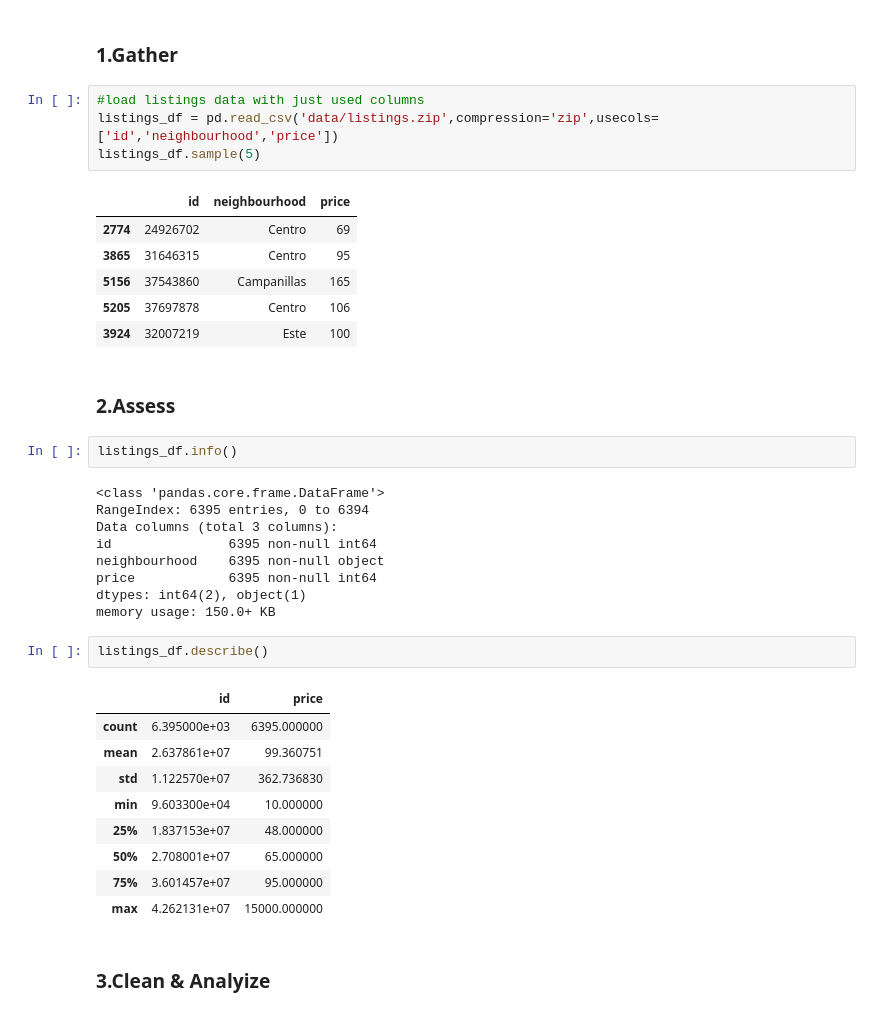
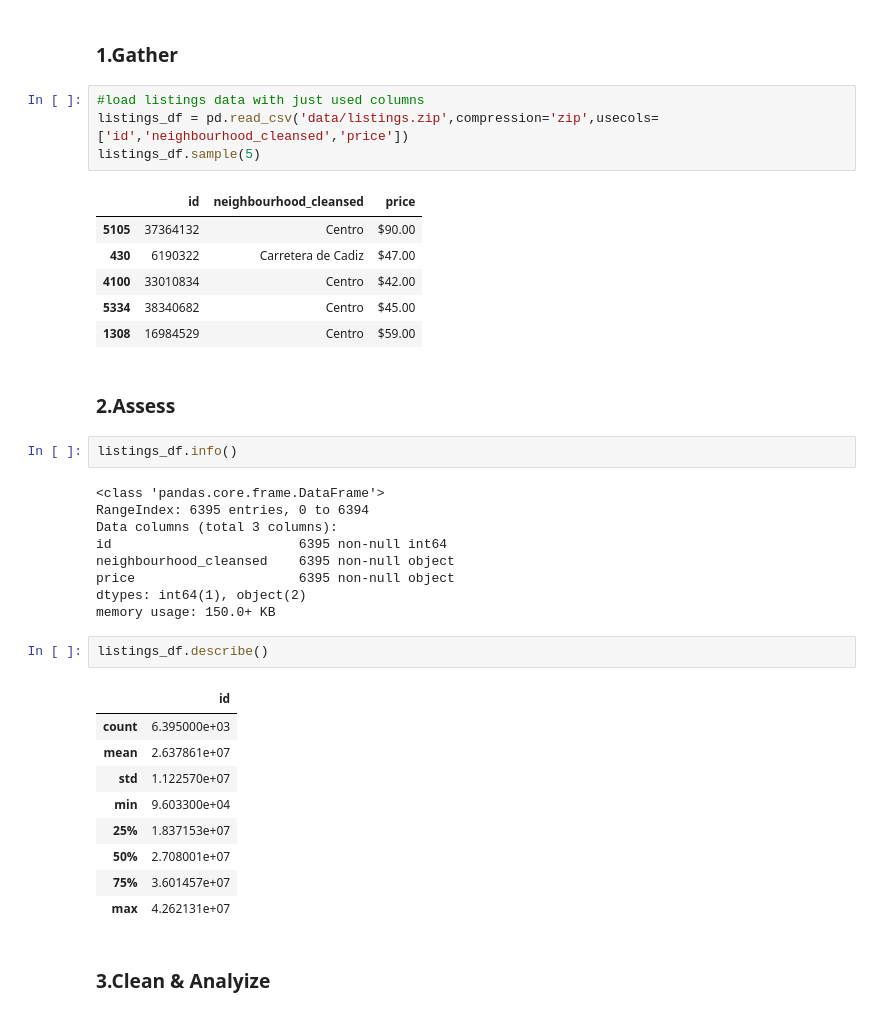
Before and after one commit to DevMahmoud10/Malaga-Airbnb-Data-Analysis, a Jupyter notebook: malaga_airbnb_data_analysis_notebook.ipynb, the cells around one changed output. Cells and saved outputs as stored; diff of their text form.

```diff
--- a/malaga_airbnb_data_analysis_notebook.ipynb
+++ b/malaga_airbnb_data_analysis_notebook.ipynb
@@ -339,15 +344,15 @@ Inactive and cheap months : [3]
 ### 1.Gather
 # %%
 #load listings data with just used columns
-listings_df = pd.read_csv('data/listings.zip',compression='zip',usecols=['id','neighbourhood','price'])
+listings_df = pd.read_csv('data/listings.zip',compression='zip',usecols=['id','neighbourhood_cleansed','price'])
 listings_df.sample(5)
 # %% [output]
-|  | id | neighbourhood | price |
-| 2774 | 24926702 | Centro | 69 |
-| 3865 | 31646315 | Centro | 95 |
-| 5156 | 37543860 | Campanillas | 165 |
-| 5205 | 37697878 | Centro | 106 |
-| 3924 | 32007219 | Este | 100 |
+|  | id | neighbourhood_cleansed | price |
+| 5105 | 37364132 | Centro | $90.00 |
+| 430 | 6190322 | Carretera de Cadiz | $47.00 |
+| 4100 | 33010834 | Centro | $42.00 |
+| 5334 | 38340682 | Centro | $45.00 |
+| 1308 | 16984529 | Centro | $59.00 |
 # %% [markdown]
 ### 2.Assess
 # %%
@@ -356,23 +361,23 @@ listings_df.info()
 <class 'pandas.core.frame.DataFrame'>
 RangeIndex: 6395 entries, 0 to 6394
 Data columns (total 3 columns):
-id               6395 non-null int64
-neighbourhood    6395 non-null object
-price            6395 non-null int64
-dtypes: int64(2), object(1)
+id                        6395 non-null int64
+neighbourhood_cleansed    6395 non-null object
+price                     6395 non-null object
+dtypes: int64(1), object(2)
 memory usage: 150.0+ KB
 # %%
 listings_df.describe()
 # %% [output]
-|  | id | price |
-| count | 6.395000e+03 | 6395.000000 |
-| mean | 2.637861e+07 | 99.360751 |
-| std | 1.122570e+07 | 362.736830 |
-| min | 9.603300e+04 | 10.000000 |
-| 25% | 1.837153e+07 | 48.000000 |
-| 50% | 2.708001e+07 | 65.000000 |
-| 75% | 3.601457e+07 | 95.000000 |
-| max | 4.262131e+07 | 15000.000000 |
+|  | id |
+| count | 6.395000e+03 |
+| mean | 2.637861e+07 |
+| std | 1.122570e+07 |
+| min | 9.603300e+04 |
+| 25% | 1.837153e+07 |
+| 50% | 2.708001e+07 |
+| 75% | 3.601457e+07 |
+| max | 4.262131e+07 |
 # %% [markdown]
 ### 3.Clean & Analyize
 # %%
```
Also changed, not shown: parts of 56 cells of this notebook.
